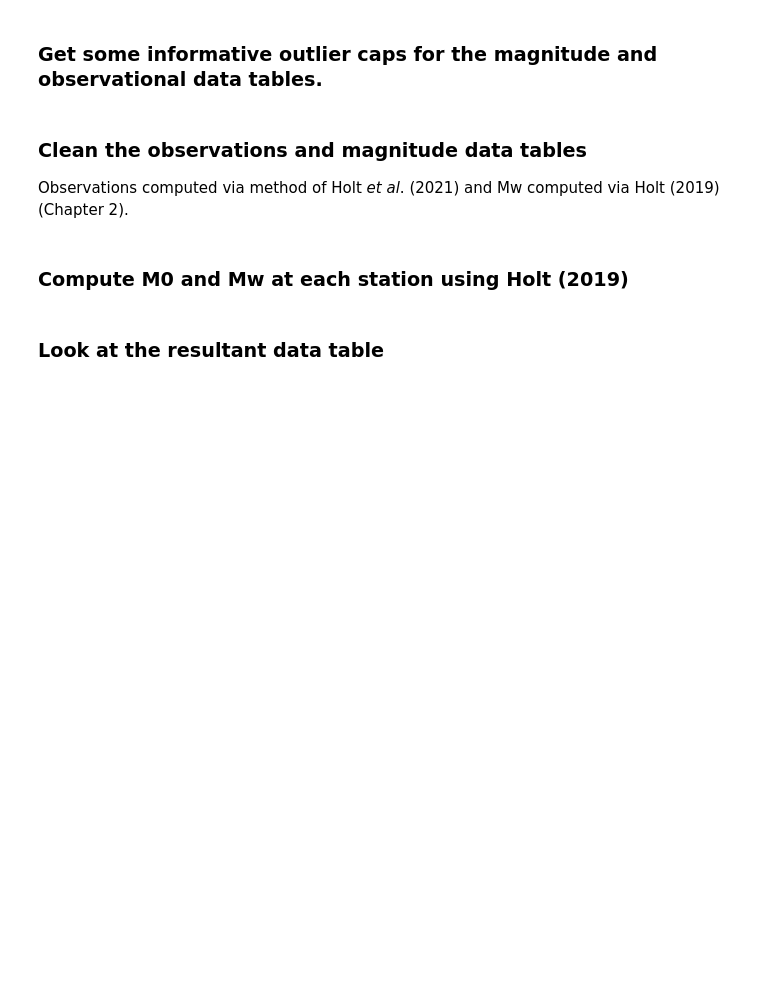
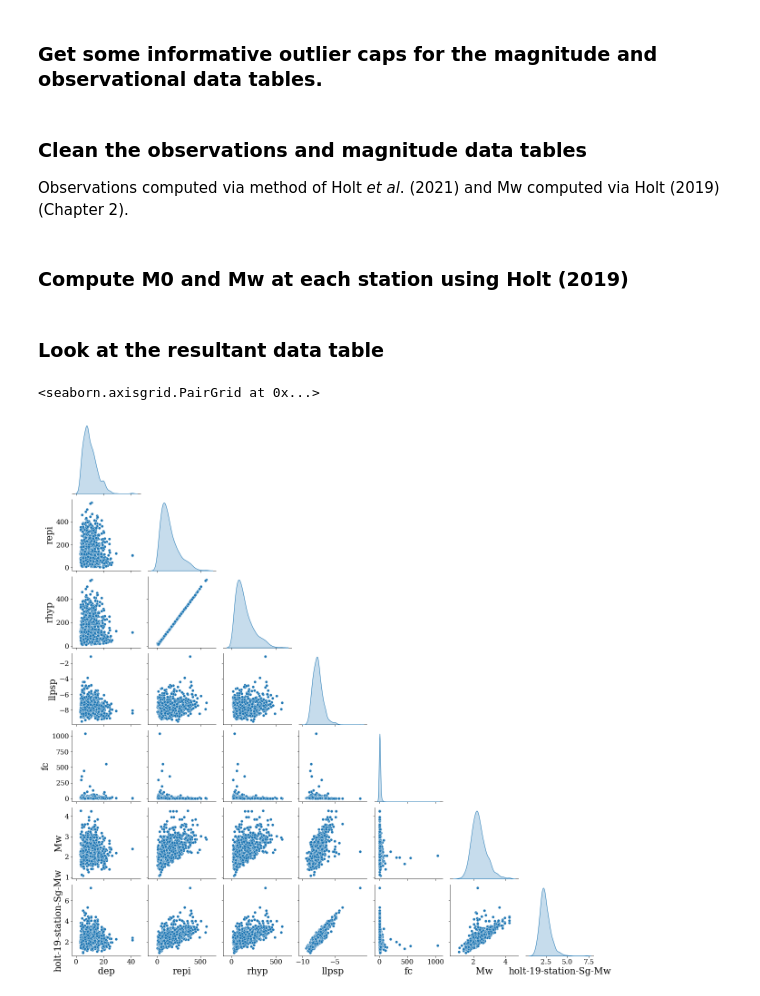
Before and after one commit to sgjholt/mlmags, a Jupyter notebook: jupyter-notebooks/2021_07_25_jh_1_data_prep.ipynb, the cells around one changed output. Cells and saved outputs as stored; diff of their text form; code cells hidden in the pictures; blank space fills up the shorter version.

Commit message:
data processing pipeline completed

```diff
--- a/jupyter-notebooks/2021_07_25_jh_1_data_prep.ipynb
+++ b/jupyter-notebooks/2021_07_25_jh_1_data_prep.ipynb
@@ -17,10 +20,12 @@ from src.matplotconf import matsettings
 This notebook is for producing cleaning and producing the datasets required to train and test multi-linear regression models.
 # %%
 # load the raw data
+PHASE = "S"
 eq_cat = Data.load_file("raw", "catalogs", "UTeq.csv")
-spec_pars_1 = Data.load_file("raw", "fitdata", "ModelFitDb-Sg-1-2km.csv")
-spec_pars_2 = Data.load_file("raw", "fitdata", "ModelFitDb-Sg-2-2km.csv")
-mags = Data.load_file("raw", "magnitudes", "HOLT19-MwDirect-Sg-2km.csv")
+vm = load_vel_mod("../data/metadata/velocity_models/WUS.mod")
+spec_pars_1 = Data.load_file("raw", "observations", f"ModelFitDb-{PHASE}g-1-2km.csv")
+spec_pars_2 = Data.load_file("raw", "observations", f"ModelFitDb-{PHASE}g-2-2km.csv")
+mags = Data.load_file("raw", "magnitudes", f"HOLT19-MwDirect-{PHASE}g-2km.csv")
 # %% [markdown]
 ### Get some informative outlier caps for the magnitude and observational data tables.
 # %%
@@ -28,7 +33,9 @@ mags = Data.load_file("raw", "magnitudes", "HOLT19-MwDirect-Sg-2km.csv")
 MIN_NSTA = 3
 MAX_STD_ERR = 0.25
 MIN_DEP = 3
-MAX_FC = spec_pars_1["fc"][spec_pars_1["fc"] < spec_pars_1["fc"].max()/1E5].describe()["max"]
+MAX_FC = spec_pars_1.data["fc"][
+    spec_pars_1.data["fc"] < spec_pars_1.data["fc"].max() / 1E6
+    ].describe()["max"]
 # %% [markdown]
 ### Clean the observations and magnitude data tables
 Observations computed via method of Holt *et al*. (2021) and Mw computed via Holt (2019) (Chapter 2).
@@ -36,8 +43,11 @@ Observations computed via method of Holt *et al*. (2021) and Mw computed via Hol
 mag_table = clean_mag_table(mags.data, MIN_NSTA, MAX_STD_ERR) # target
 fit_table = clean_fit_table(spec_pars_1.data, MIN_DEP, MAX_FC) # predictors
 comb = pd.merge(fit_table, mag_table, on='otime') # combine the data tables
-comb = comb[['station', 'dep', 'repi', 'llpsp', 'fc', 'Mw']]  # isolate important predictors and target data
+comb = comb[['station', 'dep', 'repi', 'rhyp','llpsp', 'fc', 'Mw']]  # isolate important predictors and target data
 # %% [markdown]
 ### Compute M0 and Mw at each station using Holt (2019)
+# %%
+final_comb = compute_holt19_mo_and_mw(comb, PHASE, BRUNE_COEFFS, vm)
+final_comb.to_csv("../data/processed/comb-db-2-Sg-2km.csv", index=False)
 # %% [markdown]
 ### Look at the resultant data table
@@ -45,0 +54,5 @@ sns.pairplot(comb.sample(1000), diag_kind='kde')
+# %%
+sns.pairplot(final_comb[['station', 'dep', 'repi', 'rhyp','llpsp', 'fc', 'Mw', f"holt-19-station-{PHASE}g-Mw"]].sample(1000), diag_kind='kde', corner=True)
+# %% [output]
+<seaborn.axisgrid.PairGrid at 0x...>
+[figure, added]
```
Also changed, not shown: parts of 2 cells of this notebook, 7 other files.
